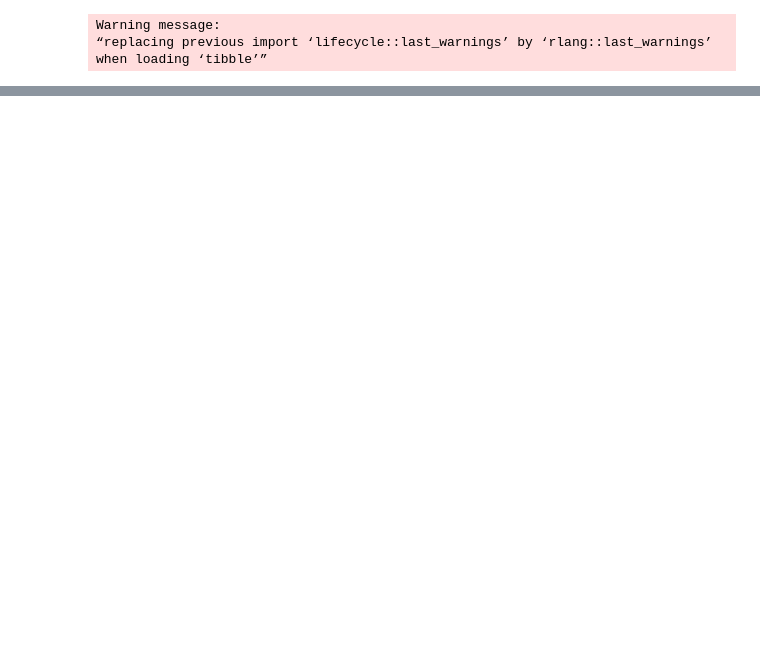
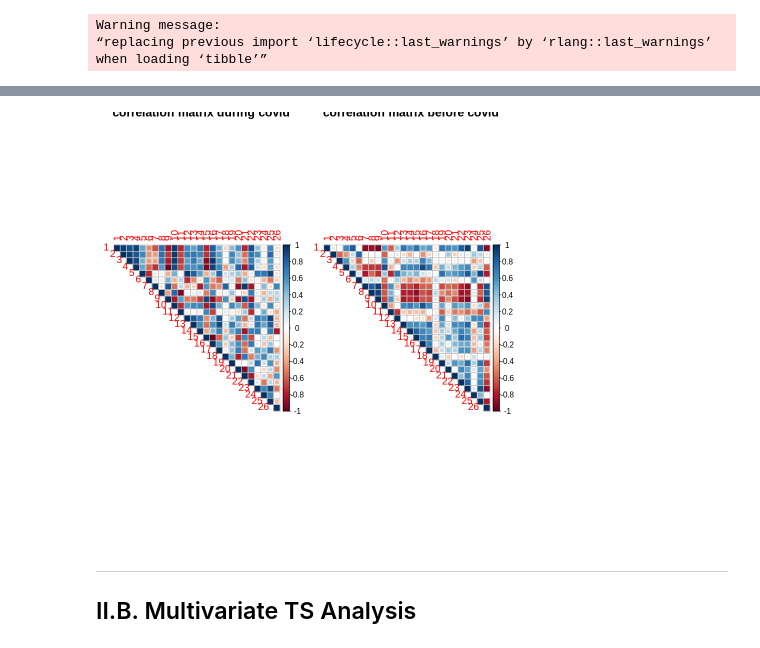
Before and after one commit to Jay-boo/TimeSeries_ACOSS, a Jupyter notebook: multivariate.ipynb, the cells around one changed output, grey strips where cells are left out. Drawn from its saved outputs; the diff is of its cells as text; code cells hidden in the pictures; blank space fills up the shorter version.

Commit message:
multivariate TSA

```diff
--- a/multivariate.ipynb
+++ b/multivariate.ipynb
@@ -50,0 +209,10 @@ covid.ts <- ts(tmp[(df.indexes[length(df.indexes)]+1):nrow(tmp),],start=c(2020,1
+# %%
+par(mfrow=c(1,2),mar=c(5,4,4,2))
+corrplot(mcor.covid,method="square",type = "upper",title="correlation matrix during covid")
+corrplot(mcor,method="square",type = "upper", title="correlation matrix before covid")
+# %% [output]
+[figure, added]
+# %% [markdown]
+ <hr>
+
+## II.B. Multivariate TS Analysis
```
Also changed, not shown: parts of 25 cells of this notebook.
